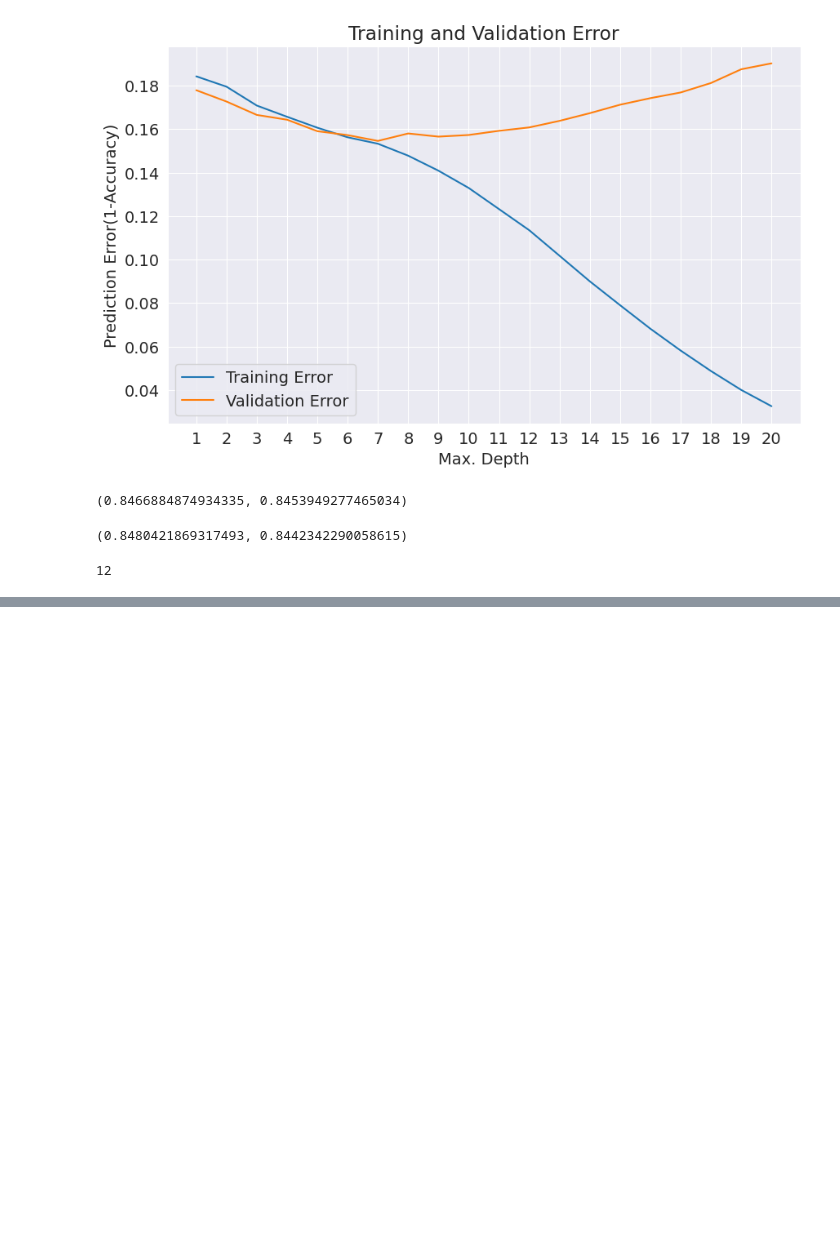
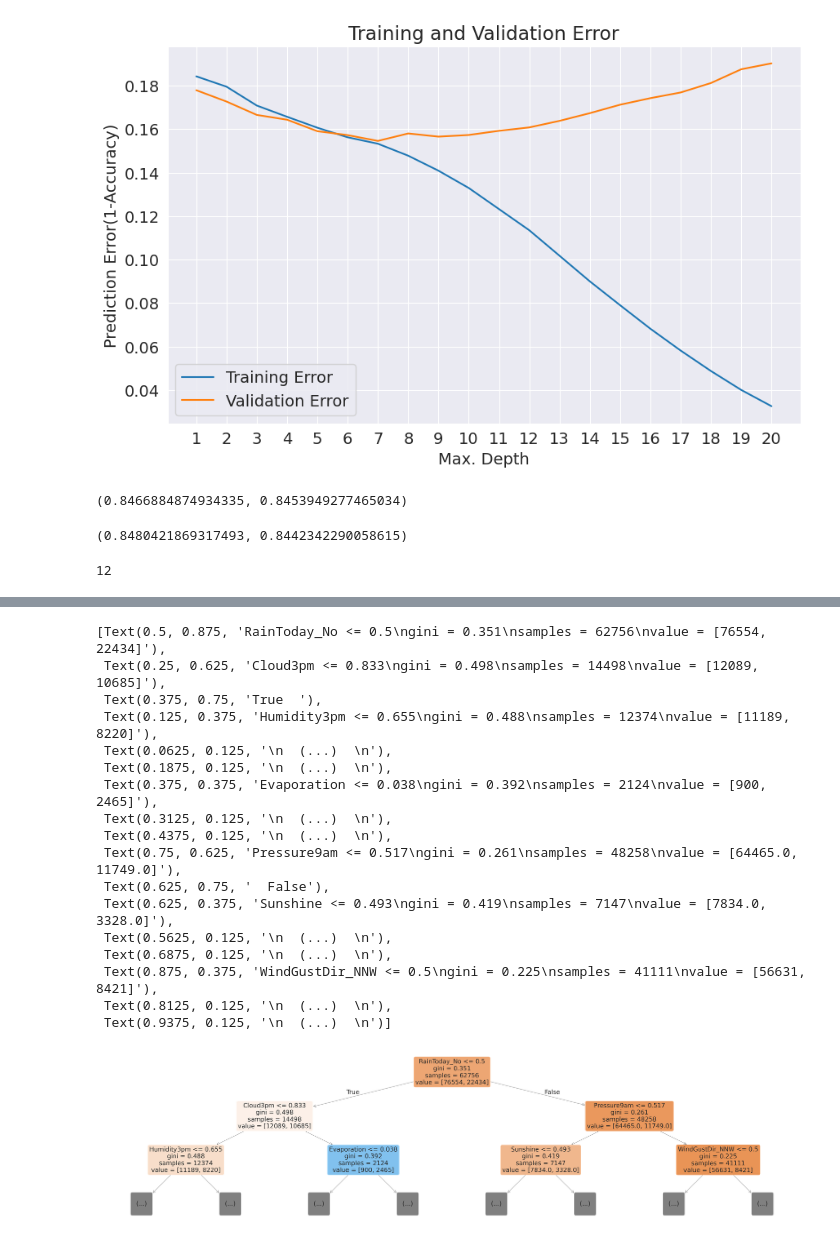
Before and after one commit to Imran1hp/Machine-Learning, a Jupyter notebook: Decision_Trees_and_Random__Forests.ipynb, the cells around one changed output, grey strips where cells are left out. Cells and saved outputs as stored; diff of their text form; code cells hidden in the pictures; blank space fills up the shorter version.

```diff
--- a/Decision_Trees_and_Random__Forests.ipynb
+++ b/Decision_Trees_and_Random__Forests.ipynb
@@ -548,0 +602,22 @@ model.tree_.max_depth
+# %%
+plt.figure(figsize=(80,20))
+plot_tree(model.estimators_[1],feature_names=x_train.columns,max_depth=2,filled=True,rounded=True)
+# %% [output]
+[Text(0.5, 0.875, 'RainToday_No <= 0.5\ngini = 0.351\nsamples = 62756\nvalue = [76554, 22434]'),
+ Text(0.25, 0.625, 'Cloud3pm <= 0.833\ngini = 0.498\nsamples = 14498\nvalue = [12089, 10685]'),
+ Text(0.375, 0.75, 'True  '),
+ Text(0.125, 0.375, 'Humidity3pm <= 0.655\ngini = 0.488\nsamples = 12374\nvalue = [11189, 8220]'),
+ Text(0.0625, 0.125, '\n  (...)  \n'),
+ Text(0.1875, 0.125, '\n  (...)  \n'),
+ Text(0.375, 0.375, 'Evaporation <= 0.038\ngini = 0.392\nsamples = 2124\nvalue = [900, 2465]'),
+ Text(0.3125, 0.125, '\n  (...)  \n'),
+ Text(0.4375, 0.125, '\n  (...)  \n'),
+ Text(0.75, 0.625, 'Pressure9am <= 0.517\ngini = 0.261\nsamples = 48258\nvalue = [64465.0, 11749.0]'),
+ Text(0.625, 0.75, '  False'),
+ Text(0.625, 0.375, 'Sunshine <= 0.493\ngini = 0.419\nsamples = 7147\nvalue = [7834.0, 3328.0]'),
+ Text(0.5625, 0.125, '\n  (...)  \n'),
+ Text(0.6875, 0.125, '\n  (...)  \n'),
+ Text(0.875, 0.375, 'WindGustDir_NNW <= 0.5\ngini = 0.225\nsamples = 41111\nvalue = [56631, 8421]'),
+ Text(0.8125, 0.125, '\n  (...)  \n'),
+ Text(0.9375, 0.125, '\n  (...)  \n')]
+[figure, added]
```
Also changed, not shown: parts of 8 cells of this notebook.
